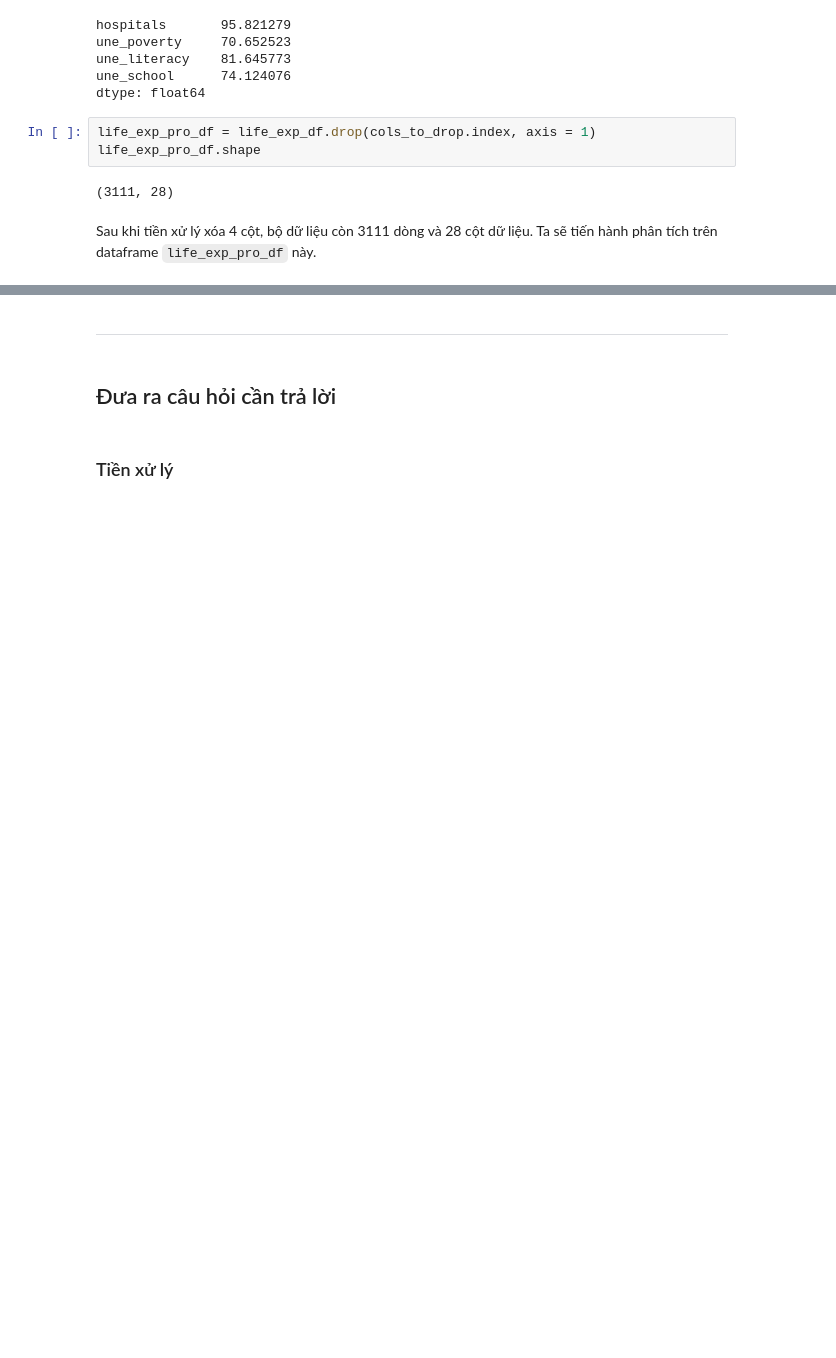
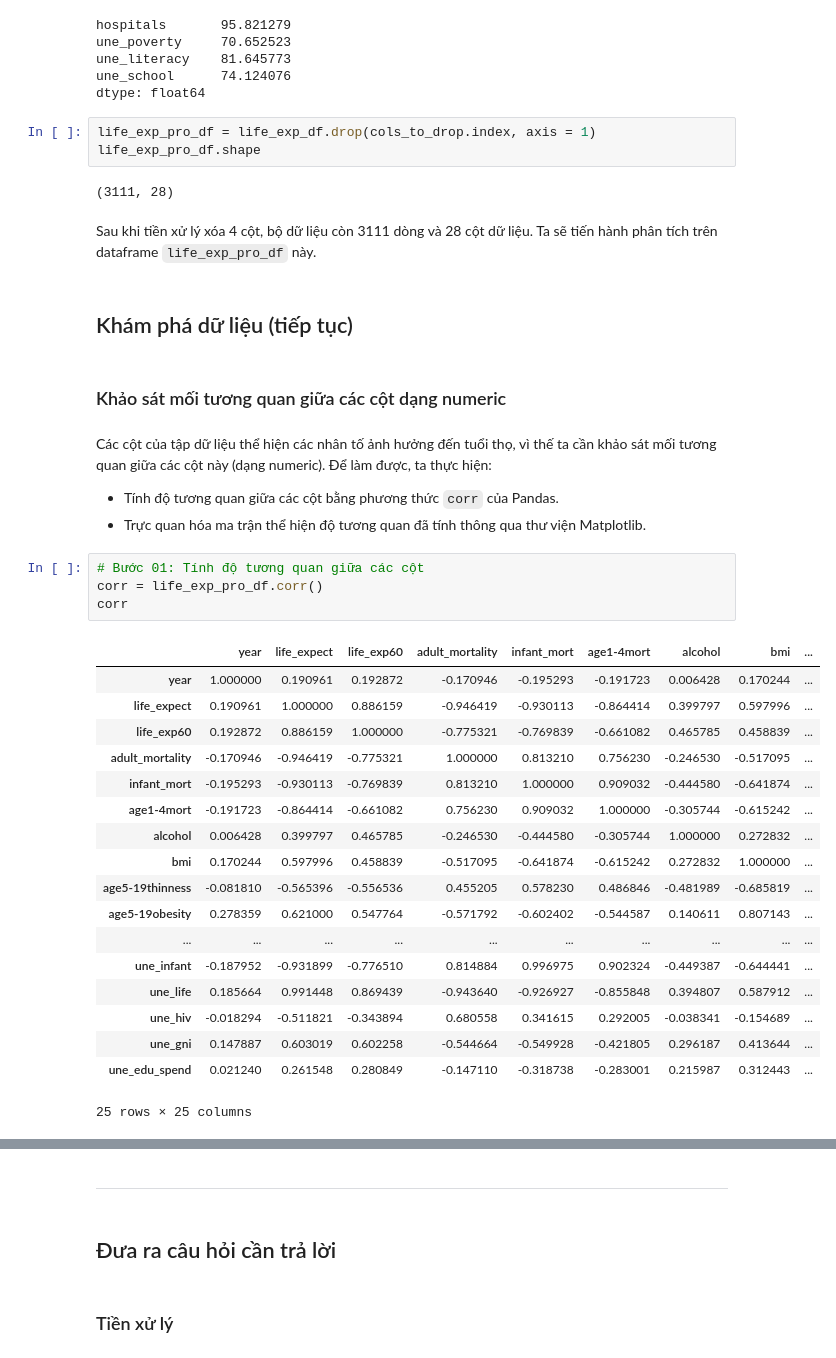
Before and after one commit to tronglocbrvt/FinalProject-P4DS, a Jupyter notebook: 18120197_19120068.ipynb, the cells around one changed output, grey strips where cells are left out. Cells and saved outputs as stored; diff of their text form; blank space fills up the shorter version.

```diff
--- a/18120197_19120068.ipynb
+++ b/18120197_19120068.ipynb
@@ -240,3 +240,34 @@ life_exp_pro_df.shape
 (3111, 28)
 # %% [markdown]
 Sau khi tiền xử lý xóa 4 cột, bộ dữ liệu còn 3111 dòng và 28 cột dữ liệu. Ta sẽ tiến hành phân tích trên dataframe `life_exp_pro_df` này.
+# %% [markdown]
+## Khám phá dữ liệu (tiếp tục)
+# %% [markdown]
+### Khảo sát mối tương quan giữa các cột dạng numeric
+# %% [markdown]
+Các cột của tập dữ liệu thể hiện các nhân tố ảnh hưởng đến tuổi thọ, vì thế ta cần khảo sát mối tương quan giữa các cột này (dạng numeric). Để làm được, ta thực hiện:
+* Tính độ tương quan giữa các cột bằng phương thức `corr` của Pandas.
+* Trực quan hóa ma trận thể hiện độ tương quan đã tính thông qua thư viện Matplotlib.
+# %%
+# Bước 01: Tính độ tương quan giữa các cột
+corr = life_exp_pro_df.corr()
+corr
+# %% [output]
+|  | year | life_expect | life_exp60 | adult_mortality | infant_mort | age1-4mort | alcohol | bmi | ... |
+| year | 1.000000 | 0.190961 | 0.192872 | -0.170946 | -0.195293 | -0.191723 | 0.006428 | 0.170244 | ... |
+| life_expect | 0.190961 | 1.000000 | 0.886159 | -0.946419 | -0.930113 | -0.864414 | 0.399797 | 0.597996 | ... |
+| life_exp60 | 0.192872 | 0.886159 | 1.000000 | -0.775321 | -0.769839 | -0.661082 | 0.465785 | 0.458839 | ... |
+| adult_mortality | -0.170946 | -0.946419 | -0.775321 | 1.000000 | 0.813210 | 0.756230 | -0.246530 | -0.517095 | ... |
+| infant_mort | -0.195293 | -0.930113 | -0.769839 | 0.813210 | 1.000000 | 0.909032 | -0.444580 | -0.641874 | ... |
+| age1-4mort | -0.191723 | -0.864414 | -0.661082 | 0.756230 | 0.909032 | 1.000000 | -0.305744 | -0.615242 | ... |
+| alcohol | 0.006428 | 0.399797 | 0.465785 | -0.246530 | -0.444580 | -0.305744 | 1.000000 | 0.272832 | ... |
+| bmi | 0.170244 | 0.597996 | 0.458839 | -0.517095 | -0.641874 | -0.615242 | 0.272832 | 1.000000 | ... |
+| age5-19thinness | -0.081810 | -0.565396 | -0.556536 | 0.455205 | 0.578230 | 0.486846 | -0.481989 | -0.685819 | ... |
+| age5-19obesity | 0.278359 | 0.621000 | 0.547764 | -0.571792 | -0.602402 | -0.544587 | 0.140611 | 0.807143 | ... |
+| ... | ... | ... | ... | ... | ... | ... | ... | ... | ... |
+| une_infant | -0.187952 | -0.931899 | -0.776510 | 0.814884 | 0.996975 | 0.902324 | -0.449387 | -0.644441 | ... |
+| une_life | 0.185664 | 0.991448 | 0.869439 | -0.943640 | -0.926927 | -0.855848 | 0.394807 | 0.587912 | ... |
+| une_hiv | -0.018294 | -0.511821 | -0.343894 | 0.680558 | 0.341615 | 0.292005 | -0.038341 | -0.154689 | ... |
+| une_gni | 0.147887 | 0.603019 | 0.602258 | -0.544664 | -0.549928 | -0.421805 | 0.296187 | 0.413644 | ... |
+| une_edu_spend | 0.021240 | 0.261548 | 0.280849 | -0.147110 | -0.318738 | -0.283001 | 0.215987 | 0.312443 | ... |
+25 rows × 25 columns
```
Also changed, not shown: parts of 31 cells of this notebook.
